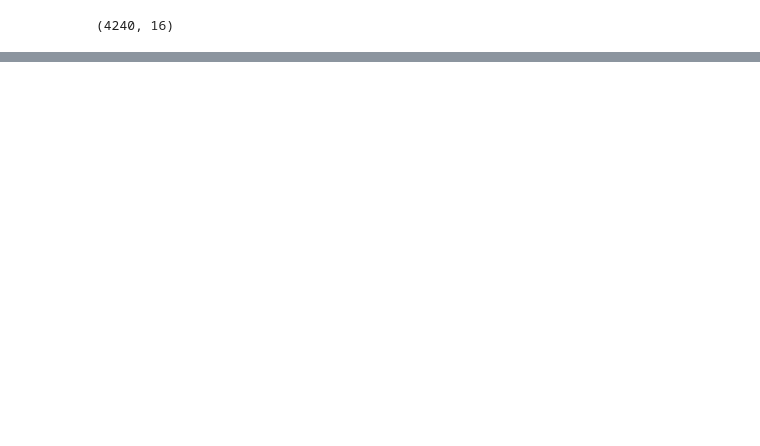
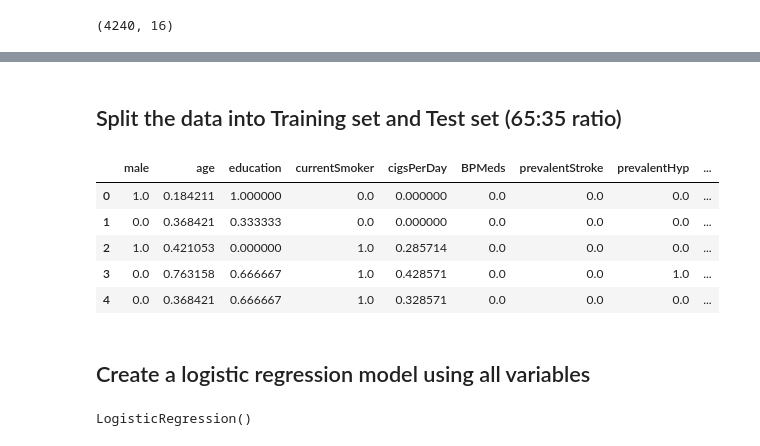
Before and after one commit to ashwiniyer176/Classification-Problems, a Jupyter notebook: Framingham CHD Prediction/Framingham CHD Classification.ipynb, the cells around one changed output, grey strips where cells are left out. Saved outputs shown, nothing was run; the diff lists cells and outputs as text; code cells hidden in the pictures; blank space fills up the shorter version.

Commit message:
Logistic Regression Model 86%

```diff
--- a/Framingham CHD Prediction/Framingham CHD Classification.ipynb
+++ b/Framingham CHD Prediction/Framingham CHD Classification.ipynb
@@ -38,0 +121,3 @@ Thus, we have a relatively small dataset with 4240 rows, 15 features which can b
+# %%
+for col in nullCols:
+    df[col]=df[col].fillna(df[col].median())
@@ -38,0 +146,2 @@ Thus, we have a relatively small dataset with 4240 rows, 15 features which can b
+# %% [markdown]
+## Split the data into Training set and Test set (65:35 ratio)
@@ -38,0 +150,17 @@ Thus, we have a relatively small dataset with 4240 rows, 15 features which can b
+# %%
+from sklearn.preprocessing import MinMaxScaler
+scaler=MinMaxScaler()
+scaled=scaler.fit_transform(X=df.drop('TenYearCHD',axis=1))
+# %%
+scaled_df=pd.DataFrame(scaled,columns=df.columns[:-1])
+# %%
+scaled_df['TenYearCHD']=df['TenYearCHD']
+# %%
+scaled_df.head()
+# %% [output]
+|  | male | age | education | currentSmoker | cigsPerDay | BPMeds | prevalentStroke | prevalentHyp | ... |
+| 0 | 1.0 | 0.184211 | 1.000000 | 0.0 | 0.000000 | 0.0 | 0.0 | 0.0 | ... |
+| 1 | 0.0 | 0.368421 | 0.333333 | 0.0 | 0.000000 | 0.0 | 0.0 | 0.0 | ... |
+| 2 | 1.0 | 0.421053 | 0.000000 | 1.0 | 0.285714 | 0.0 | 0.0 | 0.0 | ... |
+| 3 | 0.0 | 0.763158 | 0.666667 | 1.0 | 0.428571 | 0.0 | 0.0 | 1.0 | ... |
+| 4 | 0.0 | 0.368421 | 0.666667 | 1.0 | 0.328571 | 0.0 | 0.0 | 0.0 | ... |
@@ -38,0 +172,2 @@ Thus, we have a relatively small dataset with 4240 rows, 15 features which can b
+# %% [markdown]
+## Create a logistic regression model using all variables
@@ -38,0 +176,5 @@ Thus, we have a relatively small dataset with 4240 rows, 15 features which can b
+# %%
+lr=LogisticRegression()
+lr.fit(X_train,y_train)
+# %% [output]
+LogisticRegression()
```
Also changed, not shown: parts of 26 cells of this notebook, 2 other files.
